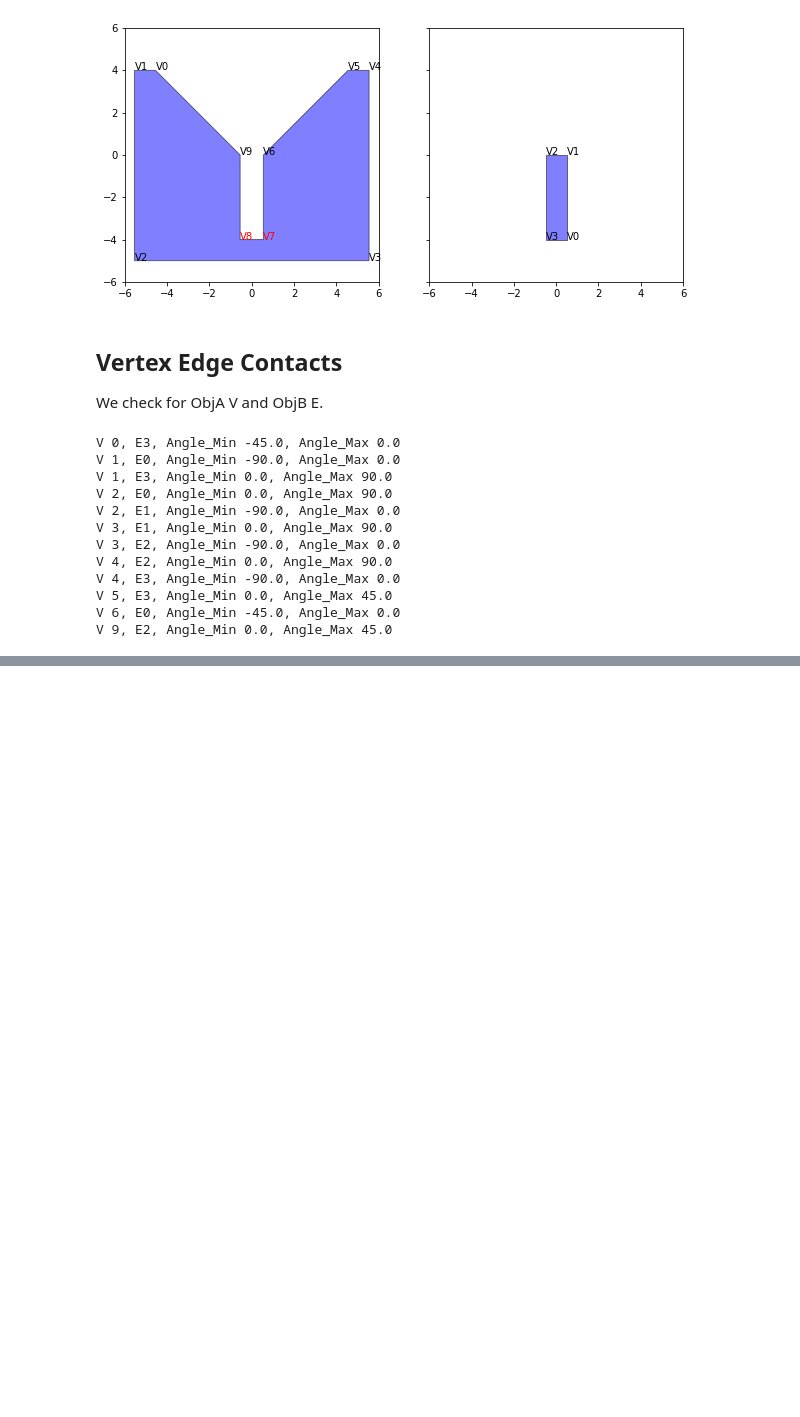
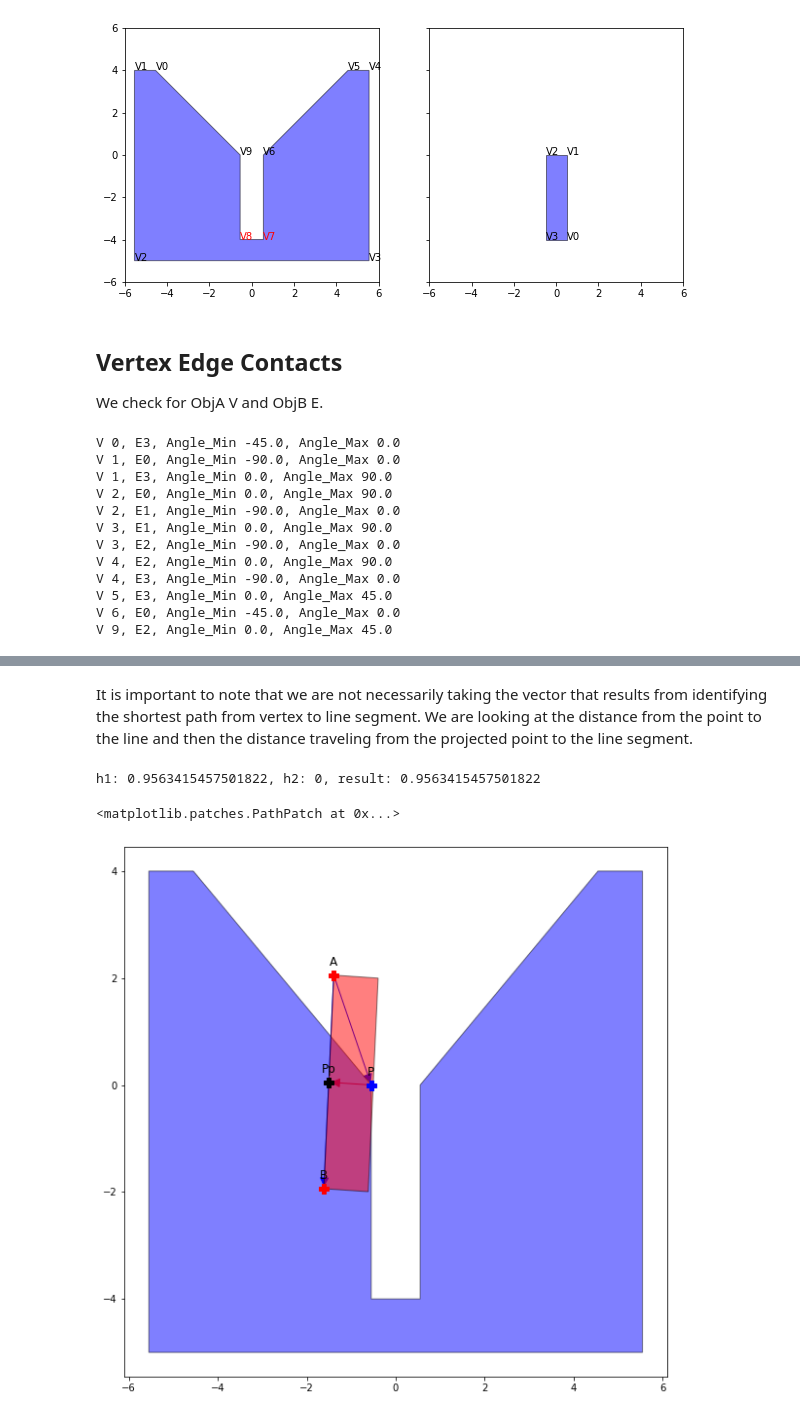
Before and after one commit to fernardz/ContactStateGeneration, a Jupyter notebook: Pt1 Contact States/Investigation.ipynb, the cells around one changed output, grey strips where cells are left out. Drawn from its saved outputs; the diff is of its cells as text; code cells hidden in the pictures; blank space fills up the shorter version.

Commit message:
functioning growth distance calculation

```diff
--- a/Pt1 Contact States/Investigation.ipynb
+++ b/Pt1 Contact States/Investigation.ipynb
@@ -534,0 +539,56 @@ array([1.73893628, 0.06677225])
+# %% [markdown]
+It is important to note that we are not necessarily taking the vector that results from identifying the shortest path from vertex to line segment. We are looking at the distance from the point to the line and then the distance traveling from the projected point to the line segment.
+# %%
+h1, v1, v2 = get_h1(P,A,B)
+h2, v1c, Pp = get_h2(P,A,B)
+result=h1+h2
+print('h1: {}, h2: {}, result: {}'.format(h1, h2, result))
+# %% [output]
+h1: 0.9563415457501822, h2: 0, result: 0.9563415457501822
+# %%
+def plot_vector_from_point(A: npt.DTypeLike, v:npt.DTypeLike, mscale:int, fcolor='r', ecolor='r', length_scale=1):
+  """
+  Create an arrow patch object from a point to another defined by the vector v
+  Returns a patch object
+  """
+  pt1=A
+  pt2=A+v[:2]*length_scale
+  vArrow = mpatches.FancyArrowPatch(
+      pt1, pt2, arrowstyle='-|>', mutation_scale=mscale, facecolor=fcolor, edgecolor=ecolor)
+  return vArrow
+# %%
+def plot_Ve_result(ax,P,A,B,v1,v2,v1c,Pp):
+  """
+  Plots the representation and vectors used to determine the value related to the distance between a point and an edge
+  """
+  v1arrow = plot_vector_from_point(A, v1, 20, 'b', 'b')
+  v2arrow = plot_vector_from_point(A, v2, 20, 'b', 'b')
+  v1carrow = plot_vector_from_point(P, v1c, 20, 'r', 'r')
+
+  ax.plot(A[0],A[1],'Pr',markersize=10) #Original transformed Boundary Point
+  ax.plot(B[0],B[1],'Pr',markersize=10) #Original transformed Boundary Point
+  ax.plot(P[0],P[1],'Pb',markersize=10) #Original Point
+  ax.plot(Pp[0],Pp[1],'Pk',markersize=10) #Projected Point
+
+  for lbl, coords in zip (['A','B','P','Pp'],[A, B, P, Pp]):
+    ax.annotate(lbl,coords, textcoords="offset points", ha='center',xytext=(0,10), fontsize=12)
+
+  ax.add_patch(v1arrow)
+  ax.add_patch(v2arrow)
+  ax.add_patch(v1carrow)
+# %%
+#fig, axs = plt.subplots(1,2,figsize=(10, 10))
+fig, ax = plt.subplots(figsize = (10, 10))
+
+plot_Ve_result(ax, P, A, B, v1, v2, v1c, Pp)
+objpolyA = Polygon(ObjA['Vertices'])
+objA = PolygonPatch(objpolyA, fc="b", alpha=0.5)
+
+objpolyB=Polygon([transfer_pt(vert, conf) for vert in ObjB['Vertices']])
+objB = PolygonPatch(objpolyB, fc="r", alpha=0.5)
+
+ax.add_patch(objA)
+ax.add_patch(objB)
+# %% [output]
+<matplotlib.patches.PathPatch at 0x...>
+[figure, added]
```
Also changed, not shown: parts of 48 cells of this notebook.
